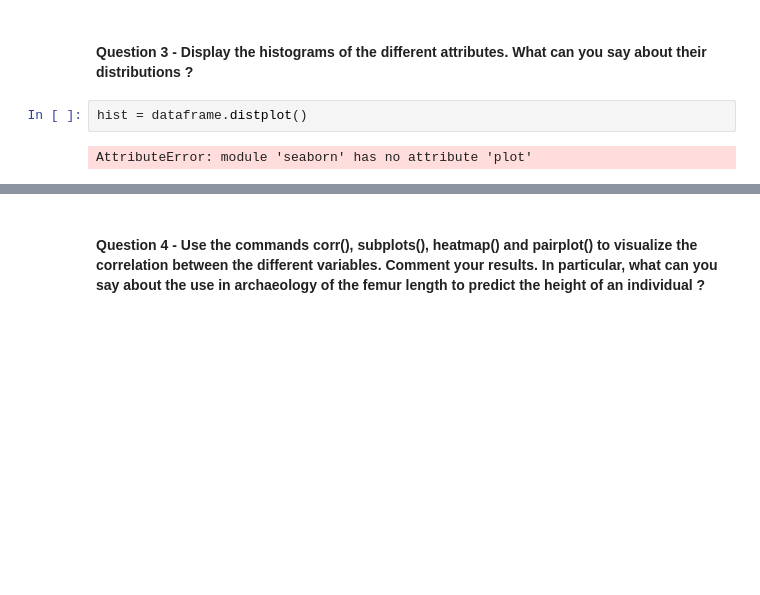
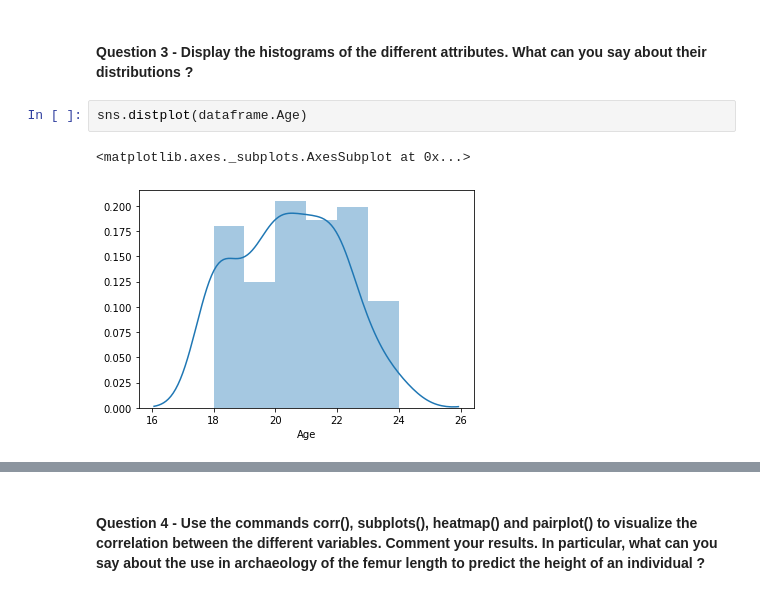
Before and after one commit to sebastienmascha/data-science-ML-python-isep, a Jupyter notebook: Lab2_mascha_sebastien/Lab2_ExB.ipynb, the cells around one changed output, grey strips where cells are left out. Cells and saved outputs as stored; diff of their text form; blank space fills up the shorter version.

```diff
--- a/Lab2_mascha_sebastien/Lab2_ExB.ipynb
+++ b/Lab2_mascha_sebastien/Lab2_ExB.ipynb
@@ -76,7 +76,8 @@ About mansize.csv data ?
 - We observe that most of the variables have an average value close to the median and the 1st and 3rd quartiles are almost symmetrical around the mean. This means that the data set is quite homogenous and that most of these variables follow a normal distribution.
 # %% [markdown]
 #### Question 3 - Display the histograms of the different attributes. What can you say about their distributions ?
-# %%
-hist = dataframe.distplot()
-# %% [output]
-AttributeError: module 'seaborn' has no attribute 'plot'
+# %%
+sns.distplot(dataframe.Age)
+# %% [output]
+<matplotlib.axes._subplots.AxesSubplot at 0x...>
+[figure, added]
```
Also changed, not shown: parts of 9 cells of this notebook, 1 other file.
